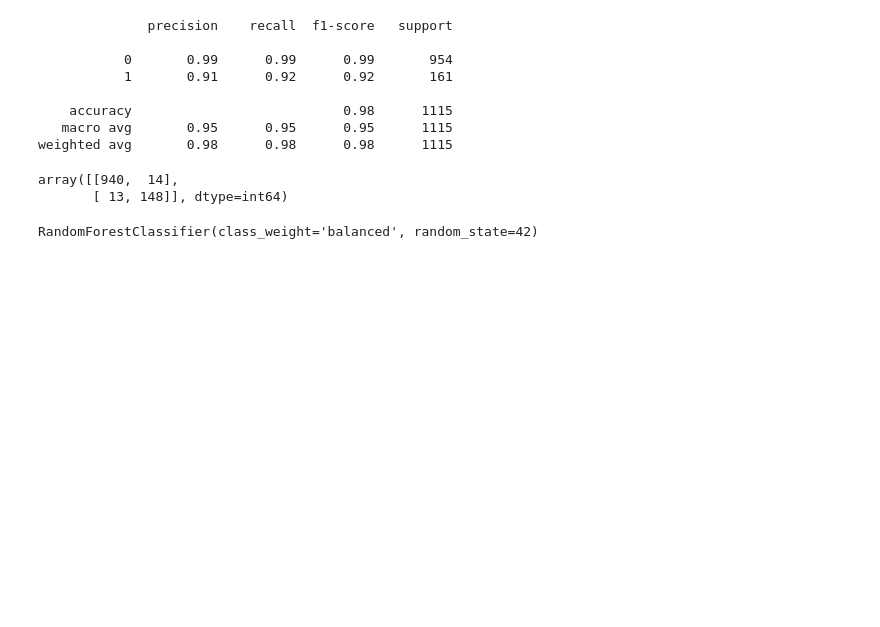
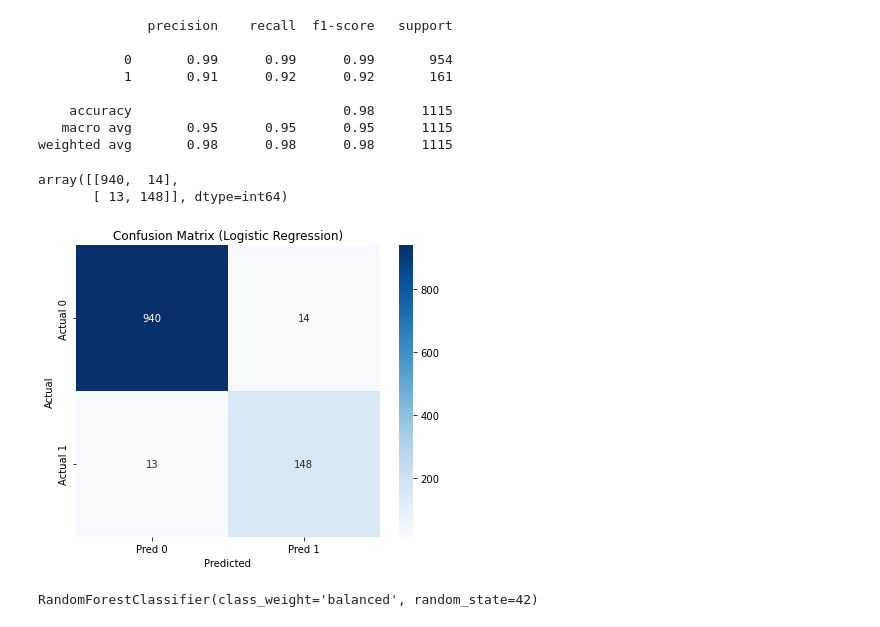
Before and after one commit to pranjalsinha1205/SpamClassifier, a Jupyter notebook: SpamClassifier.ipynb, the cells around one changed output. Cells and saved outputs as stored; diff of their text form; code cells hidden in the pictures; blank space fills up the shorter version.

```diff
--- a/SpamClassifier.ipynb
+++ b/SpamClassifier.ipynb
@@ -181,3 +179,16 @@ array([[940,  14],
+# %%
+conf_matrix = confusion_matrix(y_test, y_pred)
+
+plt.figure(figsize=(6, 5))
+sns.heatmap(conf_matrix, annot=True, fmt="d", cmap="Blues",
+            xticklabels=["Pred 0", "Pred 1"], yticklabels=["Actual 0", "Actual 1"])
+plt.title("Confusion Matrix (Logistic Regression)", fontsize=12)
+plt.xlabel("Predicted")
+plt.ylabel("Actual")
+plt.tight_layout()
+plt.show()
+# %% [output]
+[figure, added]
 # %%
 from sklearn.ensemble import RandomForestClassifier
 # %%
```
Also changed, not shown: parts of 17 cells of this notebook, 5 other files.
